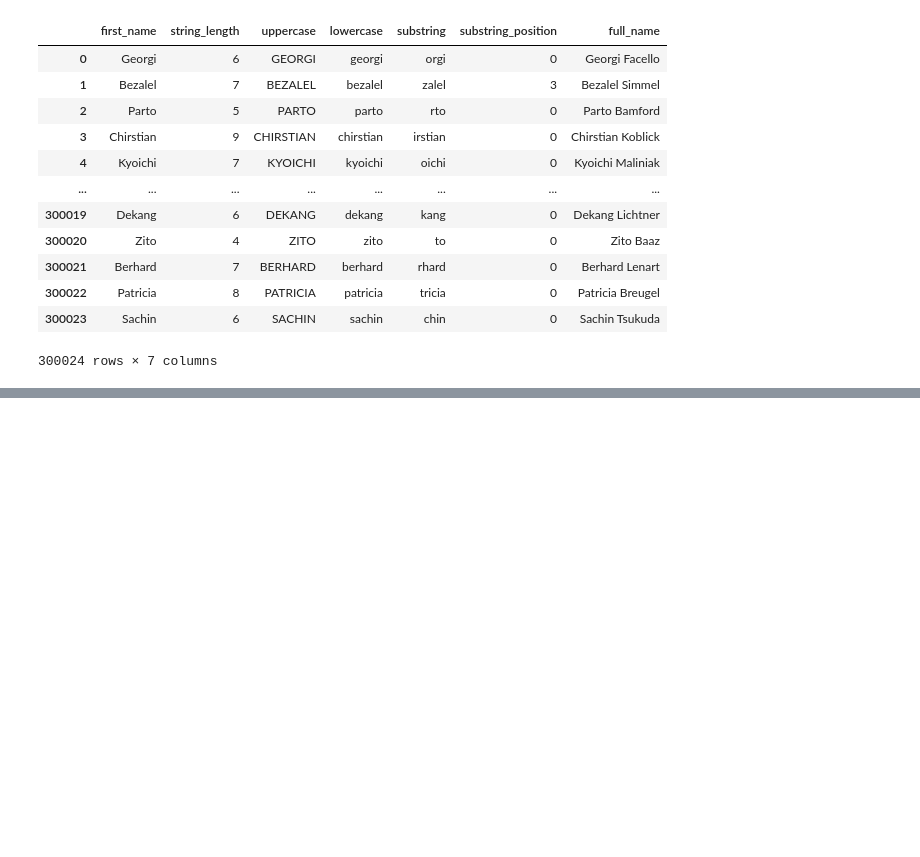
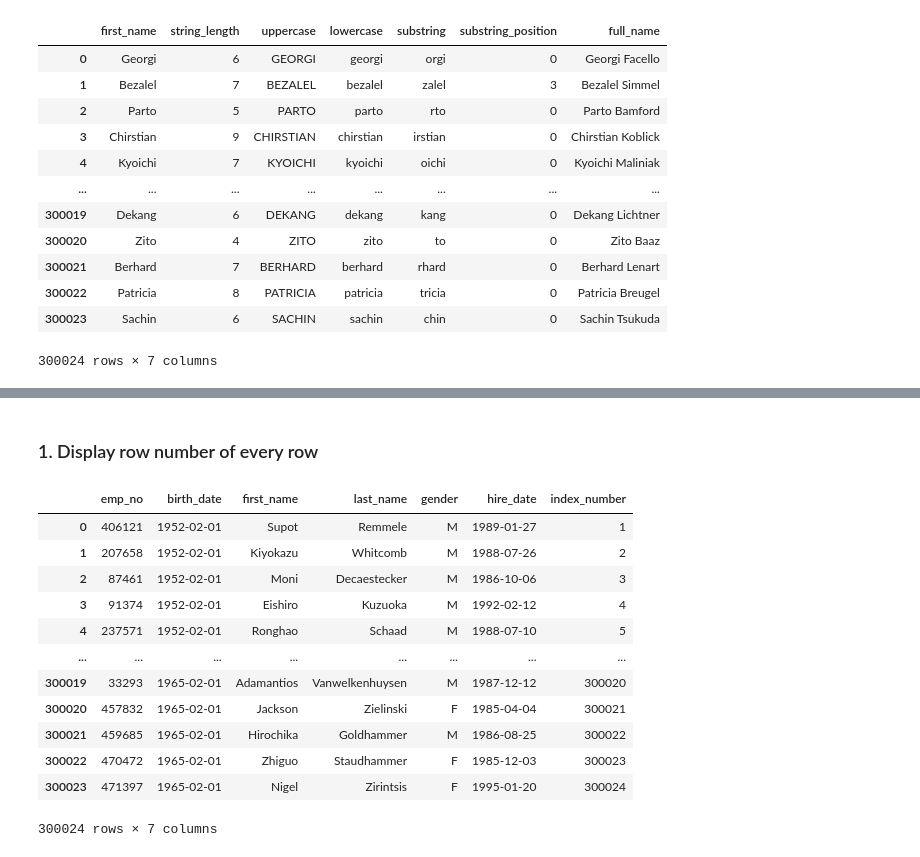
Before and after one commit to EasonLiaw/Study-Notes, a Jupyter notebook: SQL Notes (MySQL - Python).ipynb, the cells around one changed output, grey strips where cells are left out. Drawn from its saved outputs; the diff is of its cells as text; code cells hidden in the pictures; blank space fills up the shorter version.

```diff
--- a/SQL Notes (MySQL - Python).ipynb
+++ b/SQL Notes (MySQL - Python).ipynb
@@ -1100,0 +1292,20 @@ pd.read_sql('''SELECT first_name, LENGTH(first_name) AS string_length, UPPER(fir
+# %% [markdown]
+### 1. Display row number of every row
+# %%
+pd.read_sql(''' SELECT *,
+            ROW_NUMBER() OVER(ORDER BY birth_date) AS index_number
+            FROM employees''', conn)
+# %% [output]
+|  | emp_no | birth_date | first_name | last_name | gender | hire_date | index_number |
+| 0 | 406121 | 1952-02-01 | Supot | Remmele | M | 1989-01-27 | 1 |
+| 1 | 207658 | 1952-02-01 | Kiyokazu | Whitcomb | M | 1988-07-26 | 2 |
+| 2 | 87461 | 1952-02-01 | Moni | Decaestecker | M | 1986-10-06 | 3 |
+| 3 | 91374 | 1952-02-01 | Eishiro | Kuzuoka | M | 1992-02-12 | 4 |
+| 4 | 237571 | 1952-02-01 | Ronghao | Schaad | M | 1988-07-10 | 5 |
+| ... | ... | ... | ... | ... | ... | ... | ... |
+| 300019 | 33293 | 1965-02-01 | Adamantios | Vanwelkenhuysen | M | 1987-12-12 | 300020 |
+| 300020 | 457832 | 1965-02-01 | Jackson | Zielinski | F | 1985-04-04 | 300021 |
+| 300021 | 459685 | 1965-02-01 | Hirochika | Goldhammer | M | 1986-08-25 | 300022 |
+| 300022 | 470472 | 1965-02-01 | Zhiguo | Staudhammer | F | 1985-12-03 | 300023 |
+| 300023 | 471397 | 1965-02-01 | Nigel | Zirintsis | F | 1995-01-20 | 300024 |
+300024 rows × 7 columns
```
Also changed, not shown: parts of 57 cells of this notebook, 2 other files.
